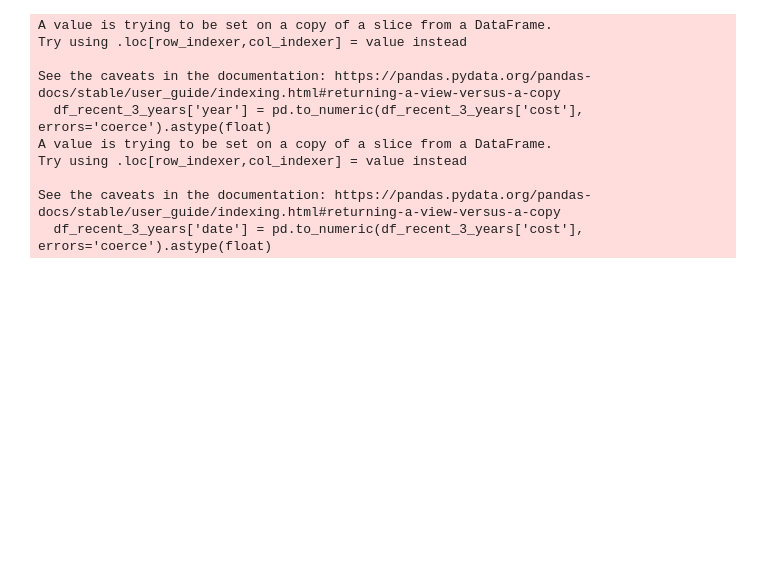
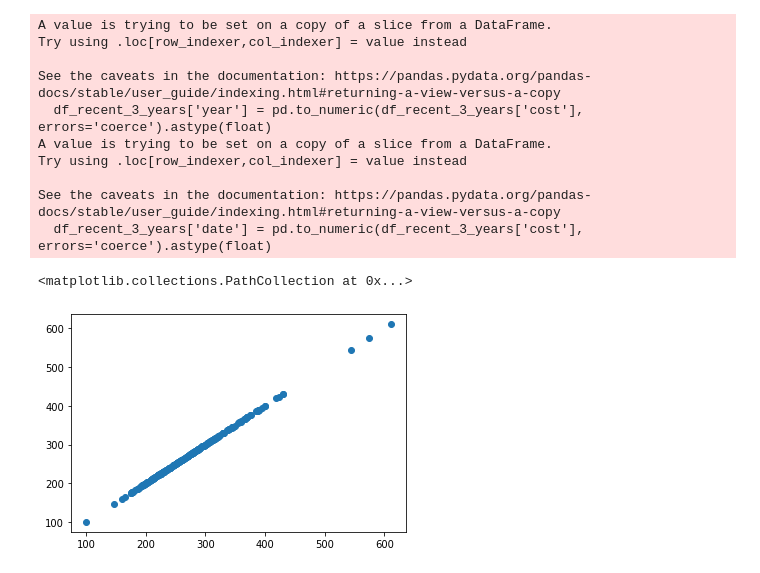
Before and after one commit to holman-data-science/data-science-interview-eval, a Jupyter notebook: Sample_Analysis.ipynb, the cells around one changed output. Cells and saved outputs as stored; diff of their text form; code cells hidden in the pictures; blank space fills up the shorter version.

```diff
--- a/Sample_Analysis.ipynb
+++ b/Sample_Analysis.ipynb
@@ -230,3 +230,11 @@ Try using .loc[row_indexer,col_indexer] = value instead
 
 See the caveats in the documentation: https://pandas.pydata.org/pandas-docs/stable/user_guide/indexing.html#returning-a-view-versus-a-copy
   df_recent_3_years['date'] = pd.to_numeric(df_recent_3_years['cost'], errors='coerce').astype(float)
+# %%
+plt.scatter(y_test, predicted_prices)
+
+
+#The scatterplot has a linear association. Our model has predicted well.
+# %% [output]
+<matplotlib.collections.PathCollection at 0x...>
+[figure, added]
```
Also changed, not shown: parts of 1 cell of this notebook.
